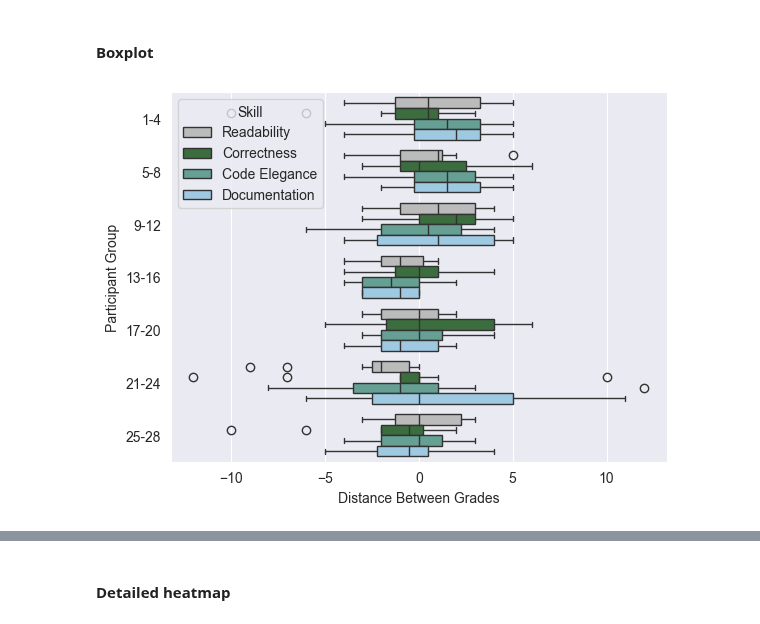
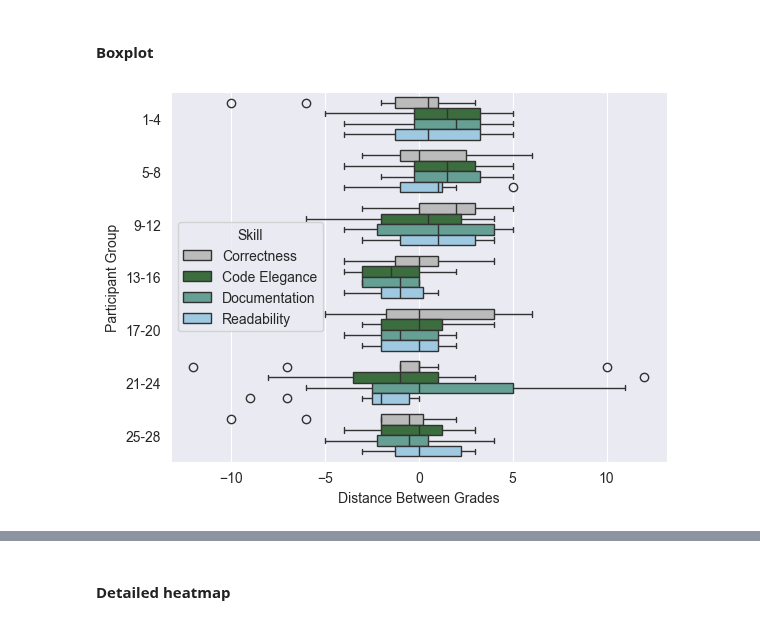
Before and after one commit to m-messer/Consistency_In_Grading_Analysis, a Jupyter notebook: grades_analysis.ipynb, the cells around one changed output, grey strips where cells are left out. Cells and saved outputs as stored; diff of their text form; code cells hidden in the pictures.

Commit message:
PHD-360 Added box plots for distance

```diff
--- a/grades_analysis.ipynb
+++ b/grades_analysis.ipynb
@@ -388,24 +378,3 @@ coarse_df[['group', 'fliess_kappa']].groupby('group').mean().reset_index()
 | 6 | 25-28 | 0.256731 |
 # %% [markdown]
 ## Distance between grades
-# %%
-def map_participant_group(participant_id):
-    if participant_id <= 4:
-        return "1-4"
-    elif 4 < participant_id <= 8:
-        return "5-8"
-    elif 8 < participant_id <= 12:
-        return "9-12"
-    elif 12 < participant_id <= 16:
-        return "13-16"
-    elif 16 < participant_id <= 20:
-        return "17-20"
-    elif 20 < participant_id <= 24:
-        return "21-24"
-    elif 24 < participant_id <= 28:
-        return "25-28"
-
-grade_df['group'] = grade_df['participant_id'].apply(map_participant_group)
-grade_df['group'] = pd.Categorical(grade_df['group'], categories=['1-4', '5-8', '9-12', '13-16', '17-20', '21-24', '25-28'])
-grade_df = grade_df.sort_values('group', ascending=True)
-grade_df
@@ -426,15 +381,15 @@ grade_df
 # %%
-def get_grade(df, group, skill, assignment_number, participant_id):
+def get_grade(df, grade_col, group, skill, assignment_number, participant_id):
     grade = df[(df['group'] == group) &
                          (df['skill'] == skill) &
                          (df['assignment_number'] == assignment_number) &
-                         (df['participant_id'] == participant_id)]['grade']
+                         (df['participant_id'] == participant_id)][grade_col]
 
     if grade.empty:
         return None
     return grade
 # %%
-def generate_grade_pairs(df, group, skill, assignment_number):
+def generate_grade_pairs(df, grade_col, group, skill, assignment_number):
     group_bounds = group.split('-')
     pairs = combinations(range(int(group_bounds[0]), int(group_bounds[1]) + 1), r=2)
 
@@ -442,8 +397,8 @@ def generate_grade_pairs(df, group, skill, assignment_number):
 
 
     for idx, pair in enumerate(pairs):
-        grade_1 = get_grade(df, group, skill, assignment_number, pair[0])
-        grade_2 = get_grade(df, group, skill,assignment_number, pair[1])
+        grade_1 = get_grade(df, grade_col, group, skill, assignment_number, pair[0])
+        grade_2 = get_grade(df, grade_col, group, skill,assignment_number, pair[1])
 
         if grade_pairs_df is None:
             grade_pairs_df = pd.DataFrame({'group': group,
@@ -465,24 +420,25 @@ def generate_grade_pairs(df, group, skill, assignment_number):
                               }, index=[idx])]
             )
 
+
+    grade_pairs_df['group'] = pd.Categorical(grade_pairs_df['group'], ['1-4', '5-8', '9-12', '13-16', '17-20', '21-24', '25-28'])
     return grade_pairs_df
 # %%
-def get_distance_df(df):
+def get_distance_df(df, grade_col):
     dist_df = None
-    print(df)
 
     for group in tqdm(df['group'].unique()):
         for skill in df['skill'].unique():
             for n in df[(df['group'] == group) &
                                (df['skill'] == skill)]['assignment_number'].unique():
                 if  dist_df is None:
-                    dist_df = generate_grade_pairs(df, group, skill, n)
+                    dist_df = generate_grade_pairs(df, grade_col, group, skill, n)
                 else:
-                    dist_df = pd.concat([dist_df, generate_grade_pairs(df, group, skill, n)])
+                    dist_df = pd.concat([dist_df, generate_grade_pairs(df, grade_col, group, skill, n)])
 
     dist_df = dist_df.dropna()
     dist_df['grade_1_code'] = dist_df['grade_1'].cat.codes
     dist_df['grade_2_code'] = dist_df['grade_2'].cat.codes
     dist_df['distance'] = dist_df['grade_1_code'] - dist_df['grade_2_code']
 
-get_distance_df(grade_df)
+    return dist_df
@@ -508,9 +445,10 @@ KeyError: 'group'
 # %% [markdown]
 #### Boxplot
 # %%
-g = sns.boxplot(dist_df, y='group', x='distance', hue='skill', palette=color_palette)
+fine_dist_df = get_distance_df(grade_df, 'grade').sort_values(by='group')
+g = sns.boxplot(fine_dist_df, y='group', x='distance', hue='skill', palette=color_palette)
 g.set(xlabel='Distance Between Grades', ylabel='Participant Group')
 g.legend(title='Skill')
 g.get_figure().savefig('plots/fine_grade_distance.pdf', bbox_inches='tight')
 # %% [output]
-[figure, old version]
+[figure, new version]
```
Also changed, not shown: parts of 8 cells of this notebook.
